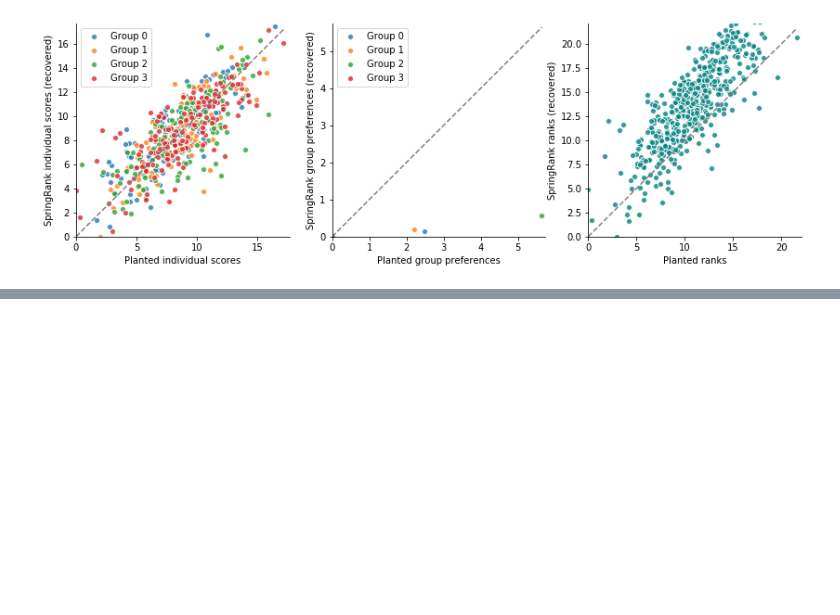
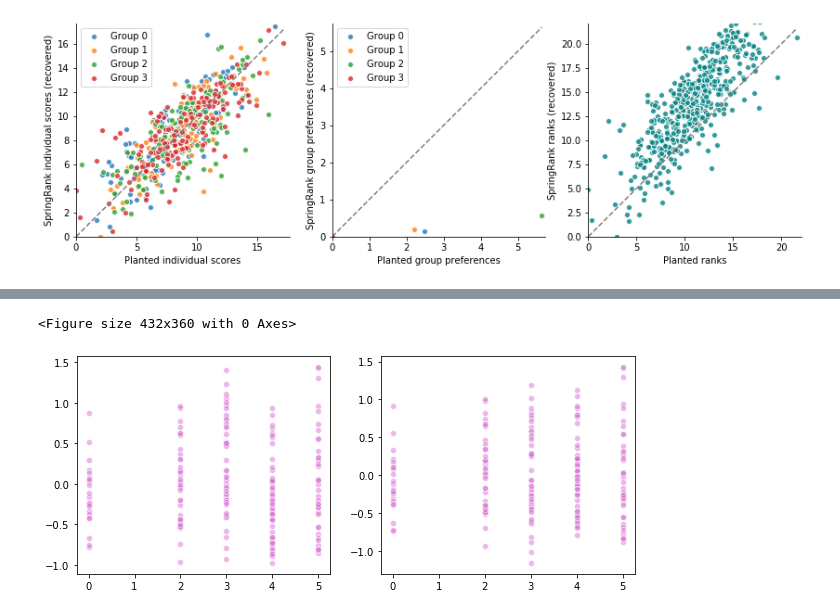
Before and after one commit to AparaV/SpringRankGroups, a Jupyter notebook: api/jupyter/groups.ipynb, the cells around one changed output, grey strips where cells are left out. Cells and saved outputs as stored; diff of their text form; code cells hidden in the pictures; blank space fills up the shorter version.

```diff
--- a/api/jupyter/groups.ipynb
+++ b/api/jupyter/groups.ipynb
@@ -226,0 +238,17 @@ plt.show()
+# %%
+G_regions = np.zeros((CS_adjacency_matrix.shape[0], np.max(regions_list)+1))
+for i in range(len(regions_list)):
+    G_regions[i, regions_list[i]] = 1
+
+
+# clean
+
+G_clean = np.zeros((CS_clean.shape[0], np.max(regions_list)))
+for i in range(len(regions_list)):
+    regions_idx = regions_list[i]
+    if regions_idx == 1:
+        continue
+    elif regions_idx > 1:
+        G_clean[i, regions_idx-2] = 1
+    elif regions_idx == 0:
+        G_clean[i, 0] = 1
@@ -226,0 +260,8 @@ plt.show()
+# %%
+G = {"regions": G_clean}
+reg_coeff = {
+             "individual": 1e-1,
+             "regions": 1e-1,
+            }
+
+ranks_est, scores_est = sr.SpringRank_groups(CS_clean, G, reg_coeff, solver="bicgstab")
@@ -226,0 +279,13 @@ plt.show()
+# %%
+plt.figure(figsize=(6, 5))
+
+fig, ax = plt.subplots(1, 2, figsize=(10, 4))
+
+ax[0].scatter(clean_regions_list, ranks_est, color="orchid", edgecolor="white", alpha=0.5)
+
+ax[1].scatter(clean_regions_list, scores_est["individual"], color="orchid", edgecolor="white", alpha=0.5)
+
+plt.show()
+# %% [output]
+<Figure size 432x360 with 0 Axes>
+[figure, added]
```
Also changed, not shown: parts of 6 cells of this notebook, 4 other files.
